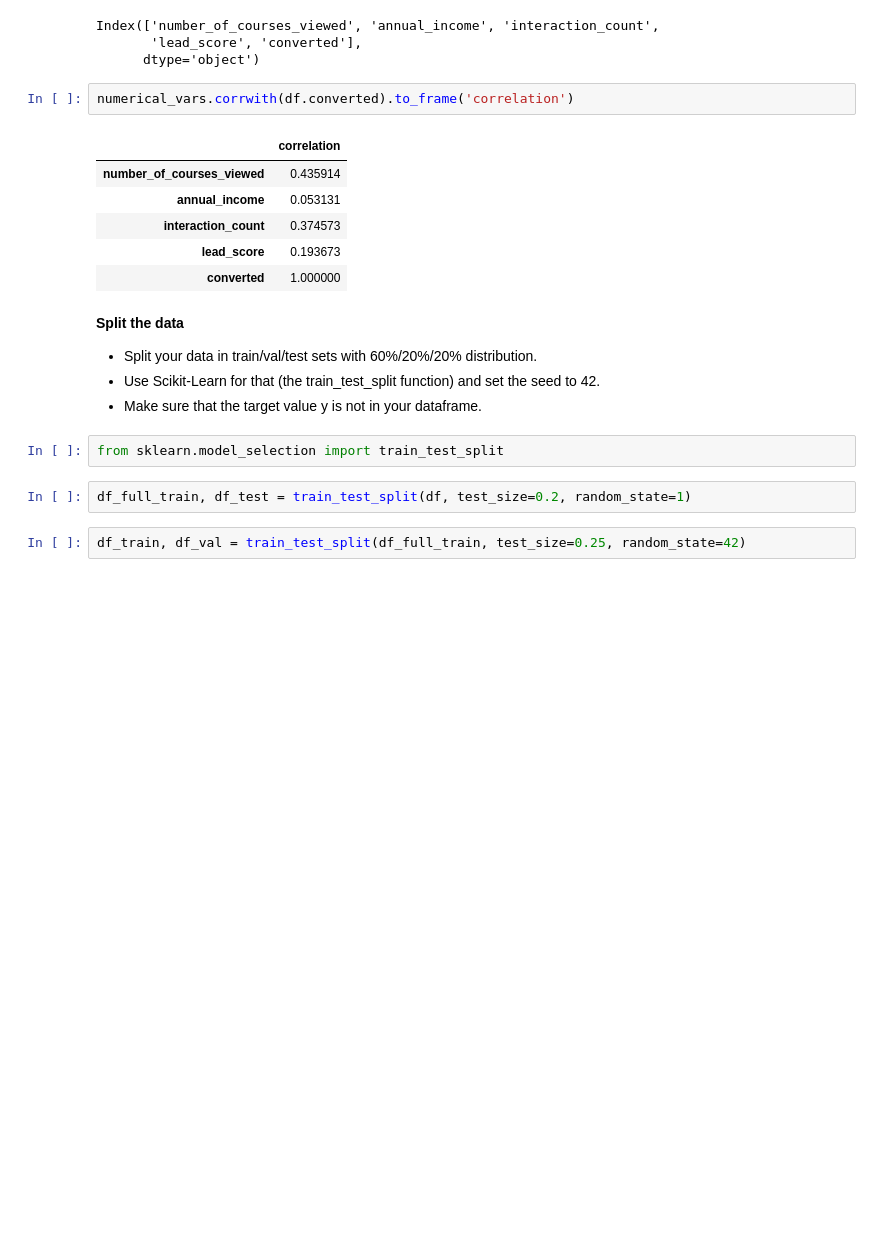
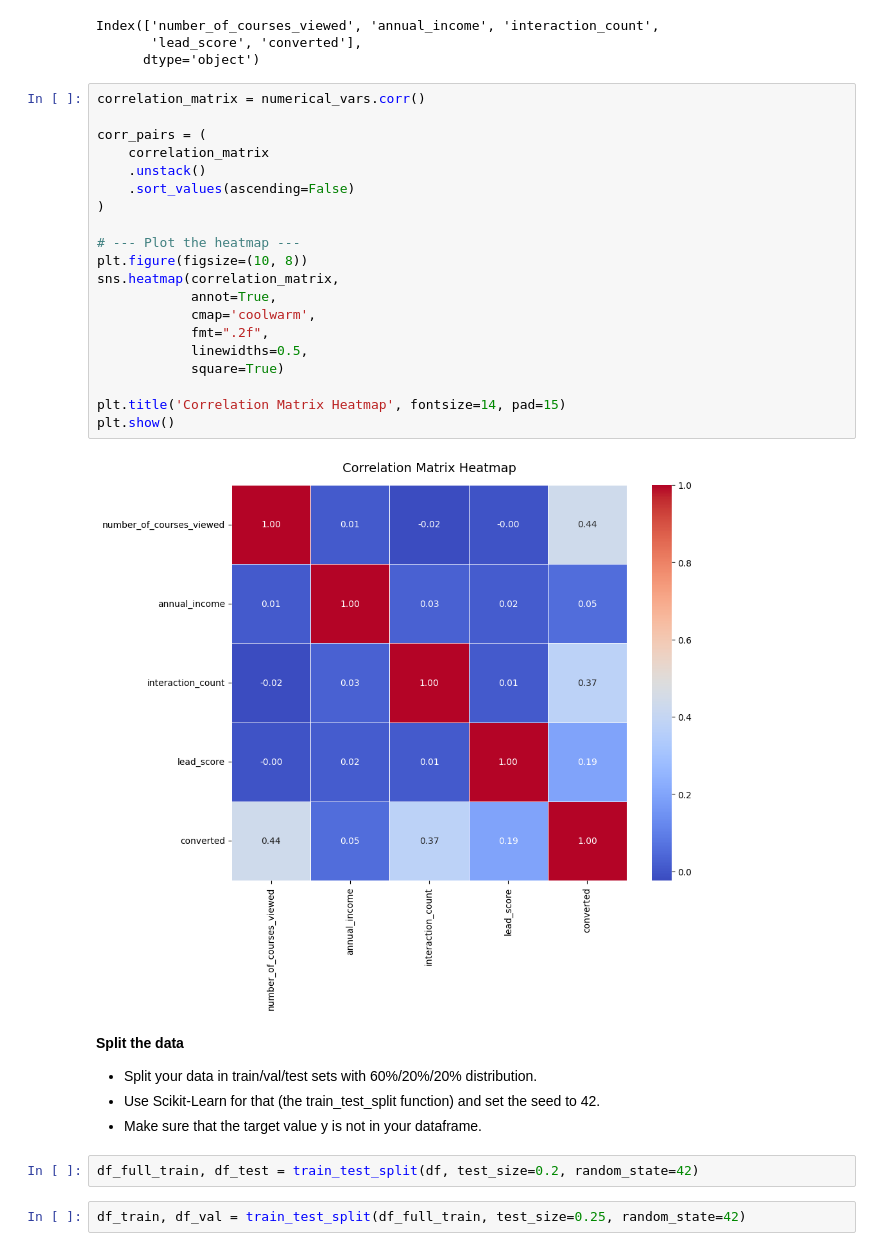
Before and after one commit to piouspradhan/machine-learning-zoomcamp, a Jupyter notebook: 03-classification/week3_homework_2025.ipynb, the cells around one changed output. Saved outputs shown, nothing was run; the diff lists cells and outputs as text; blank space fills up the shorter version.

```diff
--- a/03-classification/week3_homework_2025.ipynb
+++ b/03-classification/week3_homework_2025.ipynb
@@ -114,23 +115,34 @@ Index(['number_of_courses_viewed', 'annual_income', 'interaction_count',
        'lead_score', 'converted'],
       dtype='object')
 # %%
-numerical_vars.corrwith(df.converted).to_frame('correlation')
+correlation_matrix = numerical_vars.corr()
+
+corr_pairs = (
+    correlation_matrix
+    .unstack()
+    .sort_values(ascending=False)
+)
+
+# --- Plot the heatmap ---
+plt.figure(figsize=(10, 8))
+sns.heatmap(correlation_matrix,
+            annot=True,
+            cmap='coolwarm',
+            fmt=".2f",
+            linewidths=0.5,
+            square=True)
+
+plt.title('Correlation Matrix Heatmap', fontsize=14, pad=15)
+plt.show()
 # %% [output]
-|  | correlation |
-| number_of_courses_viewed | 0.435914 |
-| annual_income | 0.053131 |
-| interaction_count | 0.374573 |
-| lead_score | 0.193673 |
-| converted | 1.000000 |
+[figure, added]
 # %% [markdown]
 **Split the data**
 - Split your data in train/val/test sets with 60%/20%/20% distribution.
 - Use Scikit-Learn for that (the train_test_split function) and set the seed to 42.
 - Make sure that the target value y is not in your dataframe.
-# %%
-from sklearn.model_selection import train_test_split
 # %%
-df_full_train, df_test = train_test_split(df, test_size=0.2, random_state=1)
+df_full_train, df_test = train_test_split(df, test_size=0.2, random_state=42)
 # %%
 df_train, df_val = train_test_split(df_full_train, test_size=0.25, random_state=42)
 # %%
```
Also changed, not shown: parts of 17 cells of this notebook.
